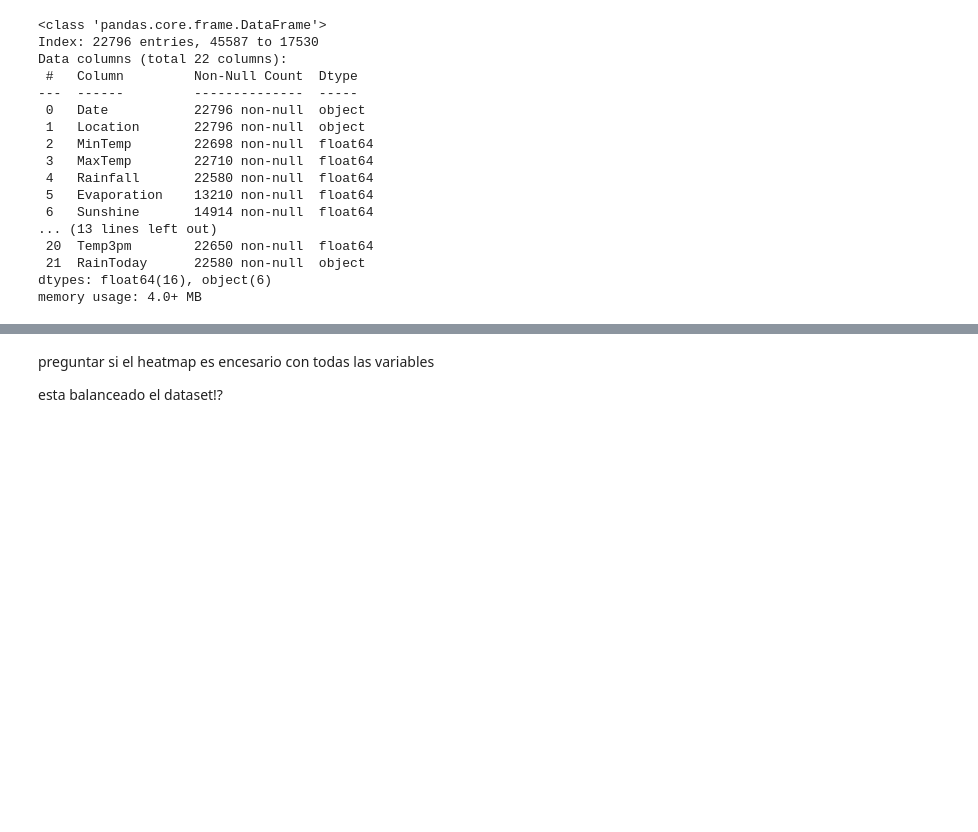
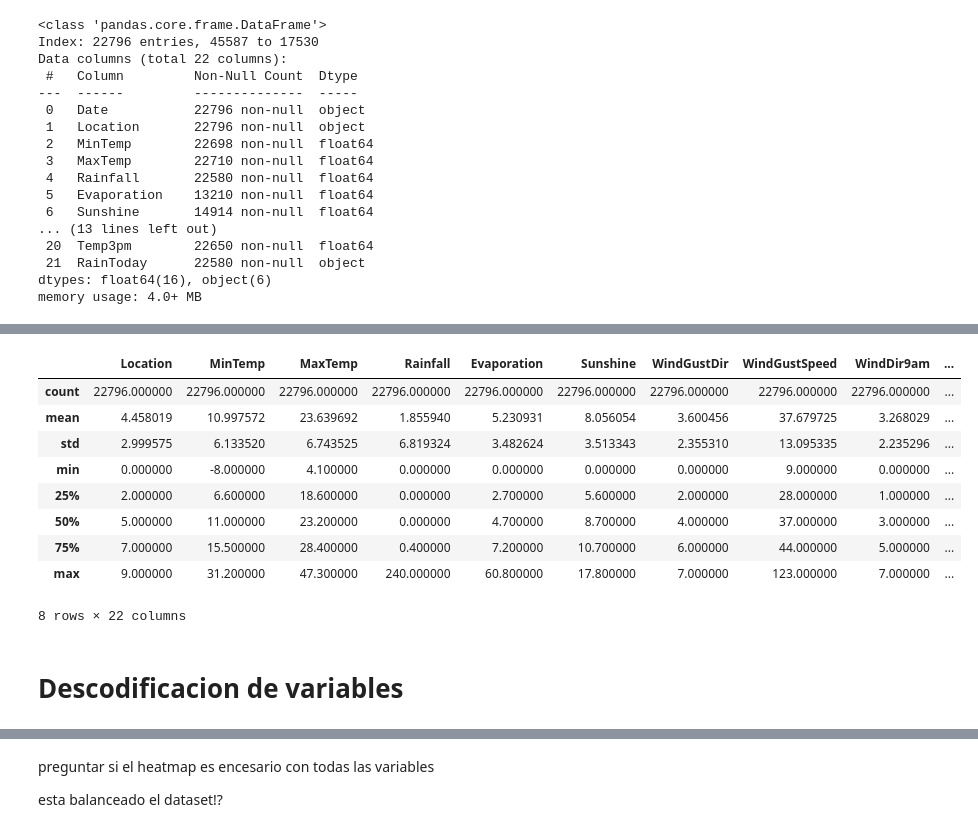
Before and after one commit to nacho-gonz/AA1-TUIA-Gonzalez-Noir, a Jupyter notebook: TP-ClasificacionAA1.ipynb, the cells around one changed output, grey strips where cells are left out. Saved outputs shown, nothing was run; the diff lists cells and outputs as text; code cells hidden in the pictures; blank space fills up the shorter version.

```diff
--- a/TP-ClasificacionAA1.ipynb
+++ b/TP-ClasificacionAA1.ipynb
@@ -262,0 +295,34 @@ x_test_imp_esc_red = redondiar_valores(x_test_imp_esc, variables_a_cambiar)
+# %%
+def positivisar(df):
+
+    variables = [ 'WindGustDir', 'WindGustSpeed', 'WindDir9am', 'WindDir3pm', 'WindSpeed9am', 'WindSpeed3pm', 'Humidity9am', 'Humidity3pm', 'Cloud9am', 'Cloud3pm']
+
+    columnas = df.columns
+    for col in columnas:
+        if col in ['MinTemp','MaxTemp','Temp9am','Temp3pm']:
+            continue
+        df[col][df[col] < 0] = 0
+        df[col] = df[col].round(1)
+        if col in variables:
+            df[col] = df[col].astype(int)
+        if col in ['Cloud9am', 'Cloud3pm']:
+            df[col] = df[col].replace([9, 10], 8)
+    return df
+# %%
+x_train_imputer_pos = positivisar(x_train_imputer)
+x_test_imputer_pos = positivisar(x_test_imputer)
+# %%
+x_train_imputer_pos.describe()
+# %% [output]
+|  | Location | MinTemp | MaxTemp | Rainfall | Evaporation | Sunshine | WindGustDir | WindGustSpeed | WindDir9am | ... |
+| count | 22796.000000 | 22796.000000 | 22796.000000 | 22796.000000 | 22796.000000 | 22796.000000 | 22796.000000 | 22796.000000 | 22796.000000 | ... |
+| mean | 4.458019 | 10.997572 | 23.639692 | 1.855940 | 5.230931 | 8.056054 | 3.600456 | 37.679725 | 3.268029 | ... |
+| std | 2.999575 | 6.133520 | 6.743525 | 6.819324 | 3.482624 | 3.513343 | 2.355310 | 13.095335 | 2.235296 | ... |
+| min | 0.000000 | -8.000000 | 4.100000 | 0.000000 | 0.000000 | 0.000000 | 0.000000 | 9.000000 | 0.000000 | ... |
+| 25% | 2.000000 | 6.600000 | 18.600000 | 0.000000 | 2.700000 | 5.600000 | 2.000000 | 28.000000 | 1.000000 | ... |
+| 50% | 5.000000 | 11.000000 | 23.200000 | 0.000000 | 4.700000 | 8.700000 | 4.000000 | 37.000000 | 3.000000 | ... |
+| 75% | 7.000000 | 15.500000 | 28.400000 | 0.400000 | 7.200000 | 10.700000 | 6.000000 | 44.000000 | 5.000000 | ... |
+| max | 9.000000 | 31.200000 | 47.300000 | 240.000000 | 60.800000 | 17.800000 | 7.000000 | 123.000000 | 7.000000 | ... |
+8 rows × 22 columns
+# %% [markdown]
+# Descodificacion de variables
```
Also changed, not shown: parts of 39 cells of this notebook.
